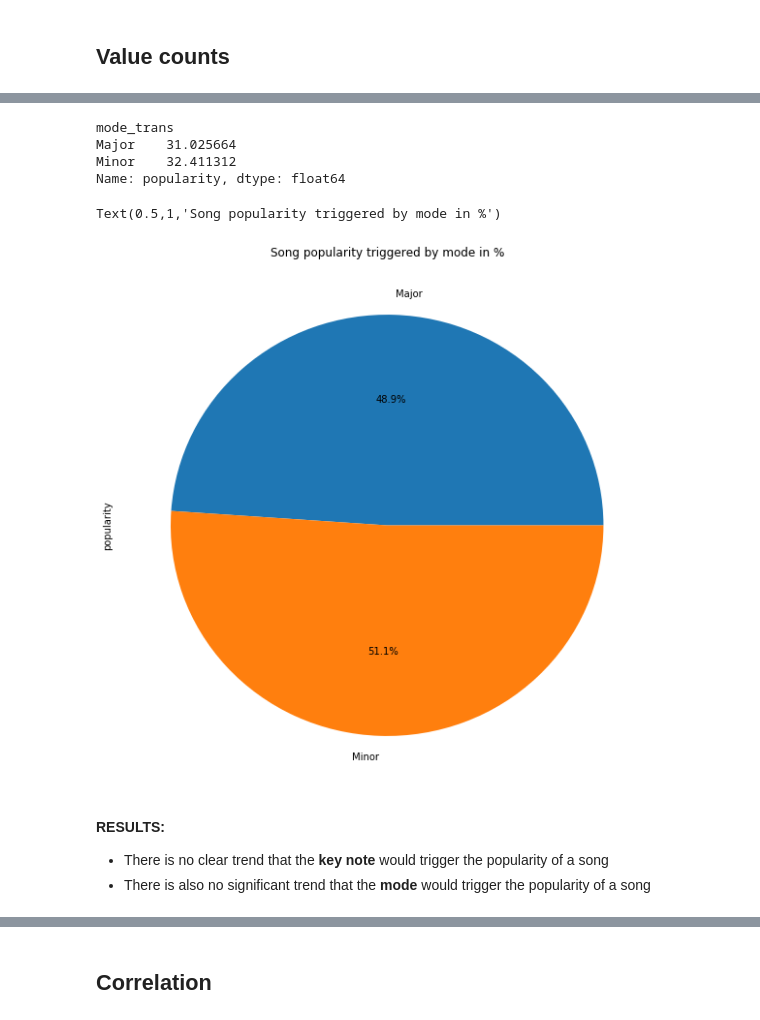
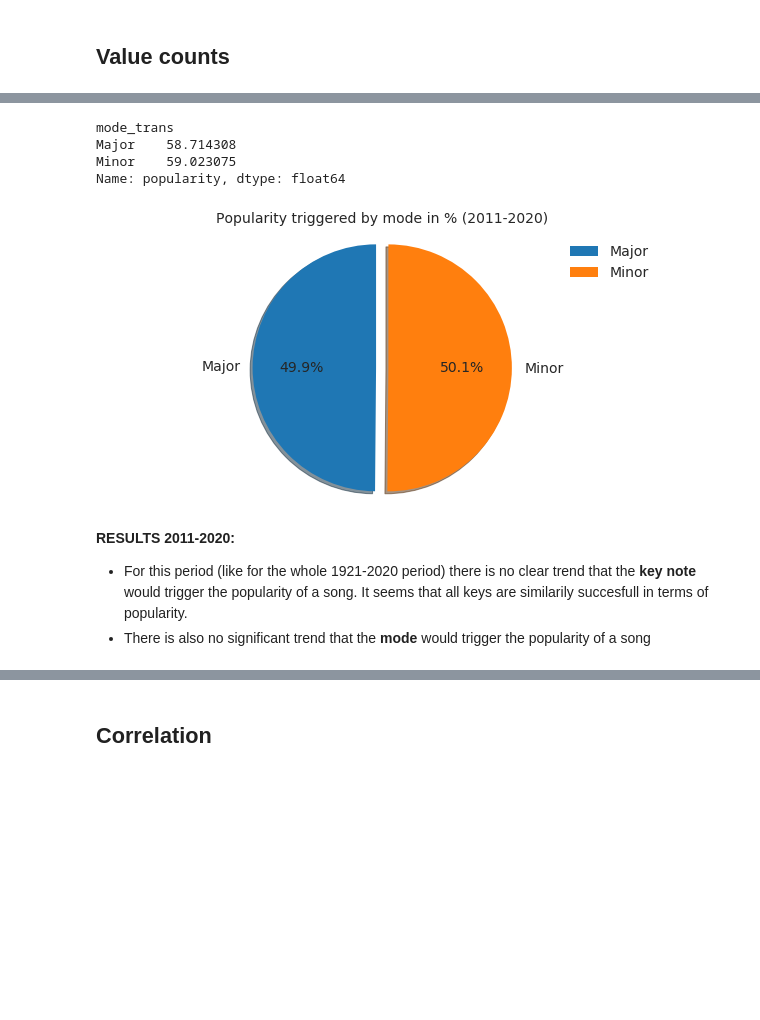
Before and after one commit to ddhartma/Spotify-dataset-analysis-160kTracks-1921-2020, a Jupyter notebook: 1_Spotify_Dataset_1921_2020.ipynb, the cells around one changed output, grey strips where cells are left out. Cells and saved outputs as stored; diff of their text form; code cells hidden in the pictures; blank space fills up the shorter version.

```diff
--- a/1_Spotify_Dataset_1921_2020.ipynb
+++ b/1_Spotify_Dataset_1921_2020.ipynb
@@ -31,12 +38,17 @@ Interetsing questions:
 # %%
 import numpy as np
 import pandas as pd
+import seaborn as sns
+sns.set_style("darkgrid")
+import matplotlib
+import plot_df
+matplotlib.use('nbagg', warn=False)
 import matplotlib.pyplot as plt
-import seaborn as sns
-import HowToBreakIntoTheField as t
-import AllTogether as alltogether
-%matplotlib inline
+#%matplotlib inline
 from IPython.display import Markdown, display, HTML
+
+def printmd(string):
+    display(Markdown(string))
 
 # SKLEARN - ML
 from sklearn.linear_model import LinearRegression
@@ -71,0 +63,3 @@ df
+# %%
+df.iloc[0,0] = np.nan
+df
@@ -271,20 +799,38 @@ Text(0.5,1,'Song popularity triggered by key_note in %')
 # %%
 # Does the mode influence song popularity?
-mode_popularity = df.groupby(['mode_trans']).mean()['popularity']
-display(mode_popularity)
+mode_popularity_2011_2020 = df_2011_2020.groupby(['mode_trans']).mean()['popularity']
+display(mode_popularity_2011_2020)
 
-mode_popularity.plot.pie(figsize=(10,10),autopct='%1.1f%%')
-plt.title('Song popularity triggered by mode in %')
+#mode_popularity_2011_2020.plot.pie(figsize=(10,10),autopct='%1.1f%%')
+#plt.title('Song popularity triggered by mode in %')
+
+
+plot_df.plot_df_pie(mode_popularity_2011_2020,
+            title ='Popularity triggered by mode in % (2011-2020)',
+            explode=[0.1, 0],
+            figsize=(10,5),
+            shadow=True,
+            autopct='%1.1f%%',
+            startangle=90,
+            fontsize_title=14,
+            fontsize_text=14,
+            fontsize_legend=14,
+            legend_state=True,
+            legend_title='Mode',
+            legend_list_to_plot = '',
+            legend_move = False,
+            legend_x=None,
+            legend_y=None
+            )
 # %% [output]
 mode_trans
-Major    31.025664
-Minor    32.411312
+Major    58.714308
+Minor    59.023075
 Name: popularity, dtype: float64
-Text(0.5,1,'Song popularity triggered by mode in %')
-[figure, old version]
+[figure, new version]
 # %% [markdown]
-**RESULTS:**
-- There is no clear trend that the **key note** would trigger the popularity of a song
+**RESULTS 2011-2020:**
+- For this period (like for the whole 1921-2020 period) there is no clear trend that the **key note** would trigger the popularity of a song. It seems that all keys are similarily succesfull in terms of popularity.
 - There is also no significant trend that the **mode** would trigger the popularity of a song
 # %% [markdown]
 <a id='cor'></a>
```
Also changed, not shown: parts of 48 cells of this notebook.
